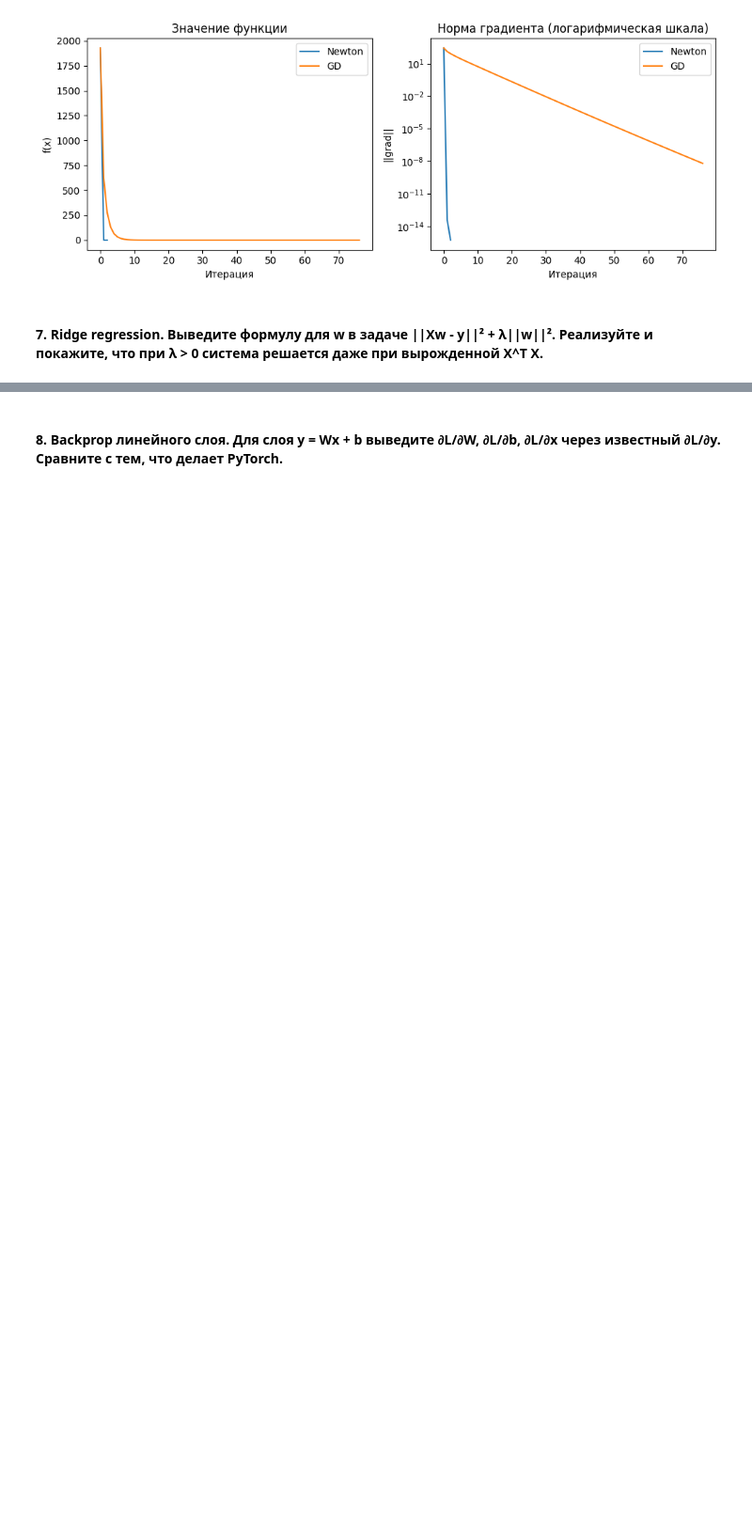
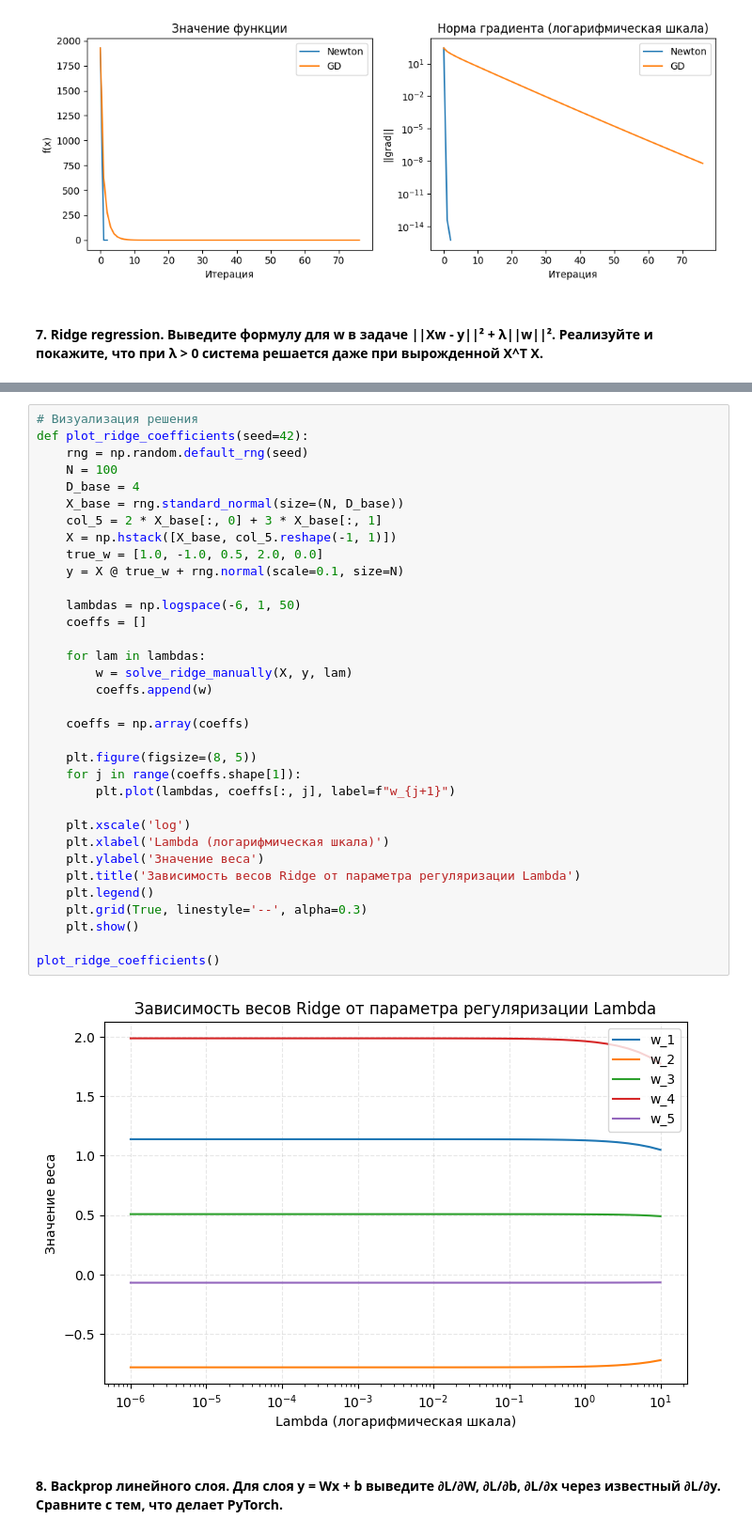
Before and after one commit to EvgenyManyak/math-for-ml-solutions, a Jupyter notebook: lessons/lesson_06/solutions.ipynb, the cells around one changed output, grey strips where cells are left out. Shown at 94% size. Saved outputs shown, nothing was run; the diff lists cells and outputs as text; blank space fills up the shorter version.

```diff
--- a/lessons/lesson_06/solutions.ipynb
+++ b/lessons/lesson_06/solutions.ipynb
@@ -1024,2 +1151,38 @@ plot_convergence(hist_newton, hist_gd, f, grad_f)
+# %%
+# Визуализация решения
+def plot_ridge_coefficients(seed=42):
+    rng = np.random.default_rng(seed)
+    N = 100
+    D_base = 4
+    X_base = rng.standard_normal(size=(N, D_base))
+    col_5 = 2 * X_base[:, 0] + 3 * X_base[:, 1]
+    X = np.hstack([X_base, col_5.reshape(-1, 1)])
+    true_w = [1.0, -1.0, 0.5, 2.0, 0.0]
+    y = X @ true_w + rng.normal(scale=0.1, size=N)
+
+    lambdas = np.logspace(-6, 1, 50)
+    coeffs = []
+
+    for lam in lambdas:
+        w = solve_ridge_manually(X, y, lam)
+        coeffs.append(w)
+
+    coeffs = np.array(coeffs)
+
+    plt.figure(figsize=(8, 5))
+    for j in range(coeffs.shape[1]):
+        plt.plot(lambdas, coeffs[:, j], label=f"w_{j+1}")
+
+    plt.xscale('log')
+    plt.xlabel('Lambda (логарифмическая шкала)')
+    plt.ylabel('Значение веса')
+    plt.title('Зависимость весов Ridge от параметра регуляризации Lambda')
+    plt.legend()
+    plt.grid(True, linestyle='--', alpha=0.3)
+    plt.show()
+
+plot_ridge_coefficients()
+# %% [output]
+[figure, added]
 # %% [markdown]
 #### 8. Backprop линейного слоя. Для слоя y = Wx + b выведите ∂L/∂W, ∂L/∂b, ∂L/∂x через известный ∂L/∂y. Сравните с тем, что делает PyTorch.
```
Also changed, not shown: parts of 1 cell of this notebook.
